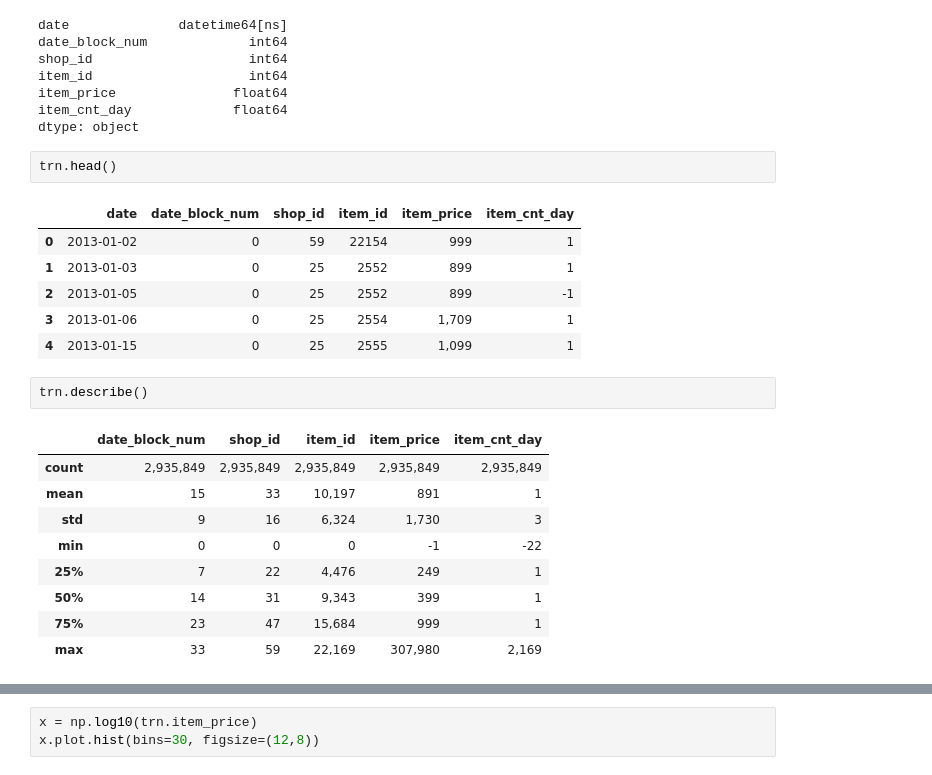
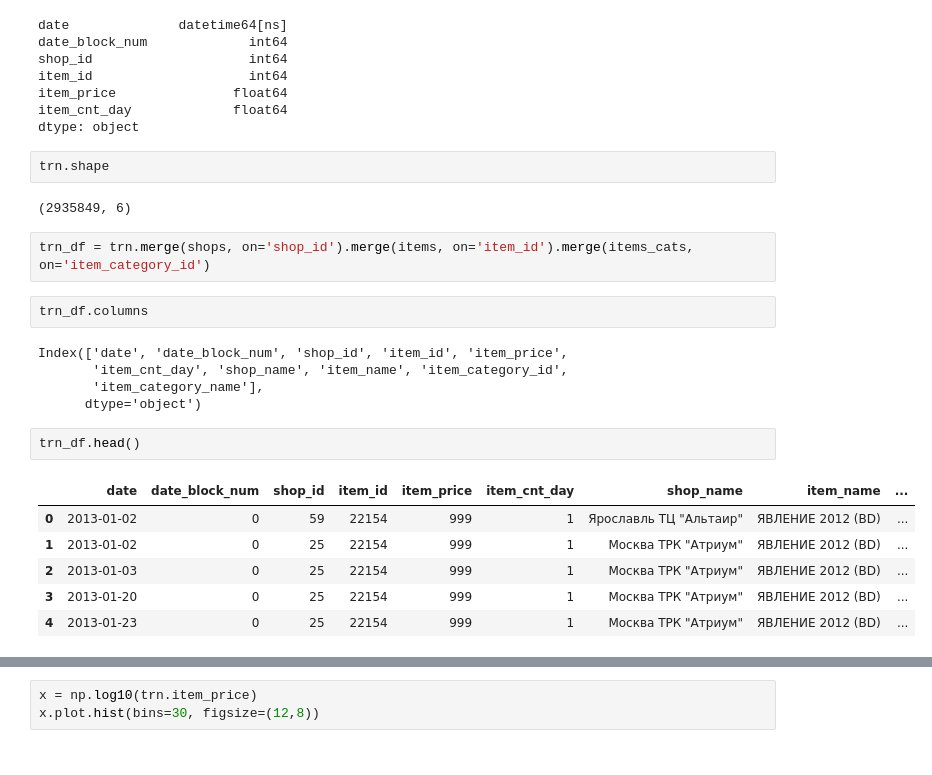
Before and after one commit to waficf/Kaggle_Competitions, a Jupyter notebook: Grocery.ipynb, the cells around one changed output, grey strips where cells are left out. Drawn from its saved outputs; the diff is of its cells as text.

```diff
--- a/Grocery.ipynb
+++ b/Grocery.ipynb
@@ -45,23 +43,24 @@ item_price               float64
 item_cnt_day             float64
 dtype: object
 # %%
-trn.head()
+trn.shape
 # %% [output]
-|  | date | date_block_num | shop_id | item_id | item_price | item_cnt_day |
-| 0 | 2013-01-02 | 0 | 59 | 22154 | 999 | 1 |
-| 1 | 2013-01-03 | 0 | 25 | 2552 | 899 | 1 |
-| 2 | 2013-01-05 | 0 | 25 | 2552 | 899 | -1 |
-| 3 | 2013-01-06 | 0 | 25 | 2554 | 1,709 | 1 |
-| 4 | 2013-01-15 | 0 | 25 | 2555 | 1,099 | 1 |
+(2935849, 6)
-# %%
-trn.describe()
-# %% [output]
-|  | date_block_num | shop_id | item_id | item_price | item_cnt_day |
-| count | 2,935,849 | 2,935,849 | 2,935,849 | 2,935,849 | 2,935,849 |
-| mean | 15 | 33 | 10,197 | 891 | 1 |
-| std | 9 | 16 | 6,324 | 1,730 | 3 |
-| min | 0 | 0 | 0 | -1 | -22 |
-| 25% | 7 | 22 | 4,476 | 249 | 1 |
-| 50% | 14 | 31 | 9,343 | 399 | 1 |
-| 75% | 23 | 47 | 15,684 | 999 | 1 |
-| max | 33 | 59 | 22,169 | 307,980 | 2,169 |
+# %%
+trn_df = trn.merge(shops, on='shop_id').merge(items, on='item_id').merge(items_cats, on='item_category_id')
+# %%
+trn_df.columns
+# %% [output]
+Index(['date', 'date_block_num', 'shop_id', 'item_id', 'item_price',
+       'item_cnt_day', 'shop_name', 'item_name', 'item_category_id',
+       'item_category_name'],
+      dtype='object')
+# %%
+trn_df.head()
+# %% [output]
+|  | date | date_block_num | shop_id | item_id | item_price | item_cnt_day | shop_name | item_name | ... |
+| 0 | 2013-01-02 | 0 | 59 | 22154 | 999 | 1 | Ярославль ТЦ "Альтаир" | ЯВЛЕНИЕ 2012 (BD) | ... |
+| 1 | 2013-01-02 | 0 | 25 | 22154 | 999 | 1 | Москва ТРК "Атриум" | ЯВЛЕНИЕ 2012 (BD) | ... |
+| 2 | 2013-01-03 | 0 | 25 | 22154 | 999 | 1 | Москва ТРК "Атриум" | ЯВЛЕНИЕ 2012 (BD) | ... |
+| 3 | 2013-01-20 | 0 | 25 | 22154 | 999 | 1 | Москва ТРК "Атриум" | ЯВЛЕНИЕ 2012 (BD) | ... |
+| 4 | 2013-01-23 | 0 | 25 | 22154 | 999 | 1 | Москва ТРК "Атриум" | ЯВЛЕНИЕ 2012 (BD) | ... |
```
Also changed, not shown: parts of 3 cells of this notebook.
